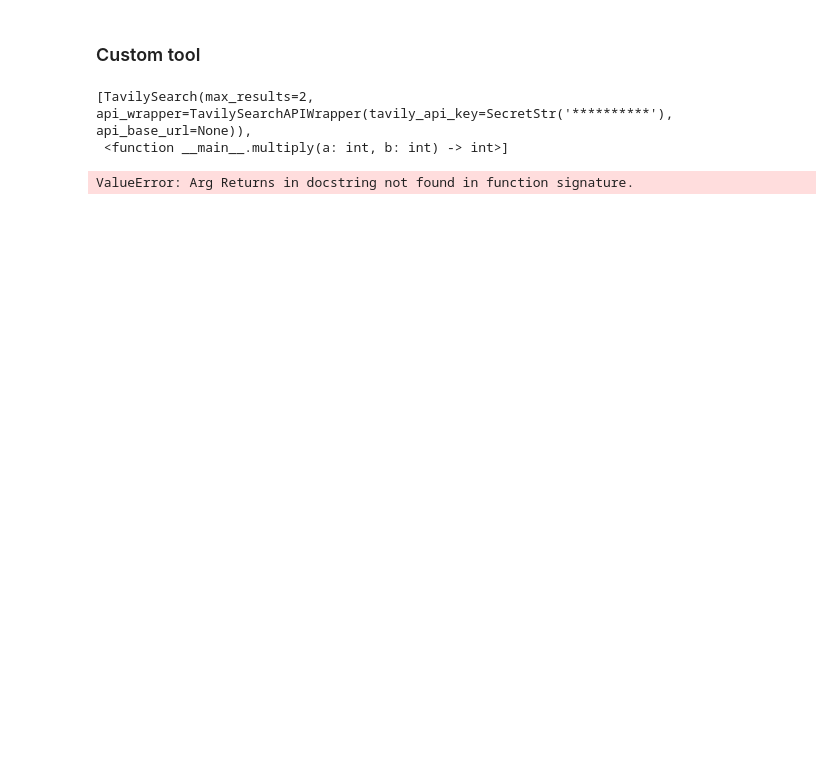
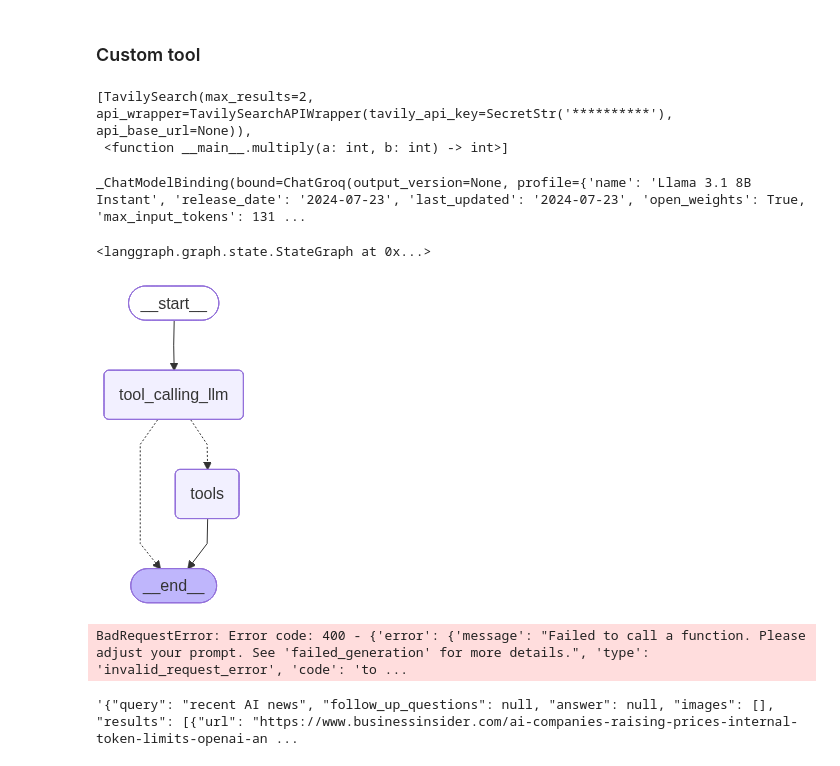
Before and after one commit to vrajkmrpatel/AI_ML_DATASCIENCE, a Jupyter notebook: Langgraph/basicChatbot.ipynb, the cells around one changed output. Cells and saved outputs as stored; diff of their text form; code cells hidden in the pictures; blank space fills up the shorter version.

```diff
--- a/Langgraph/basicChatbot.ipynb
+++ b/Langgraph/basicChatbot.ipynb
@@ -89,15 +89,7 @@ tool.invoke("What is langgraph?")
 ### Custom tool
 # %%
 def multiply(a: int, b: int) -> int:
-    """
-    Multiplies a and b
-
-    Args:
-            a (int): The first number
-            b (int): The second number
-    Returns:
-            int: The product of a and b
-    """
+    """Multiplies a and b"""
     return a * b
 # %%
 tools=[tool, multiply]
@@ -107,5 +99,45 @@ tools
  <function __main__.multiply(a: int, b: int) -> int>]
 # %%
 llm_with_tools=llm.bind_tools(tools)
-# %% [output]
-ValueError: Arg Returns in docstring not found in function signature.
+# %%
+llm_with_tools
+# %% [output]
+_ChatModelBinding(bound=ChatGroq(output_version=None, profile={'name': 'Llama 3.1 8B Instant', 'release_date': '2024-07-23', 'last_updated': '2024-07-23', 'open_weights': True, 'max_input_tokens': 131 ...
+# %%
+from langgraph.graph import StateGraph, START, END
+from langgraph.prebuilt import ToolNode
+from langgraph.prebuilt import tools_condition
+
+# Node definition
+def tool_calling_llm(state:State):
+    return {"messages":[llm_with_tools.invoke(state["messages"])]}
+
+# Build Graph
+builder=StateGraph(State)
+builder.add_node("tool_calling_llm", tool_calling_llm)
+builder.add_node("tools", ToolNode(tools))
+
+# Edges
+builder.add_edge(START, "tool_calling_llm")
+builder.add_conditional_edges(
+    "tool_calling_llm",
+    # If the latest message (result) from assistant is a tool call -> tools_condition routes to tools_condtion routes to tools
+    # If the latest message (result) from assistant is a not a tool call -> tools_condition routes to END
+    tools_condition,
+)
+builder.add_edge("tools", END)
+# %% [output]
+<langgraph.graph.state.StateGraph at 0x...>
+# %%
+graph=builder.compile()
+graph
+# %% [output]
+[figure, added]
+# %%
+response = graph.invoke({"messages":"What is the recent ai news"})
+# %% [output]
+BadRequestError: Error code: 400 - {'error': {'message': "Failed to call a function. Please adjust your prompt. See 'failed_generation' for more details.", 'type': 'invalid_request_error', 'code': 'to ...
+# %%
+response['messages'][-1].content
+# %% [output]
+'{"query": "recent AI news", "follow_up_questions": null, "answer": null, "images": [], "results": [{"url": "https://www.businessinsider.com/ai-companies-raising-prices-internal-token-limits-openai-an ...
```
Also changed, not shown: parts of 21 cells of this notebook, 11 other files.
